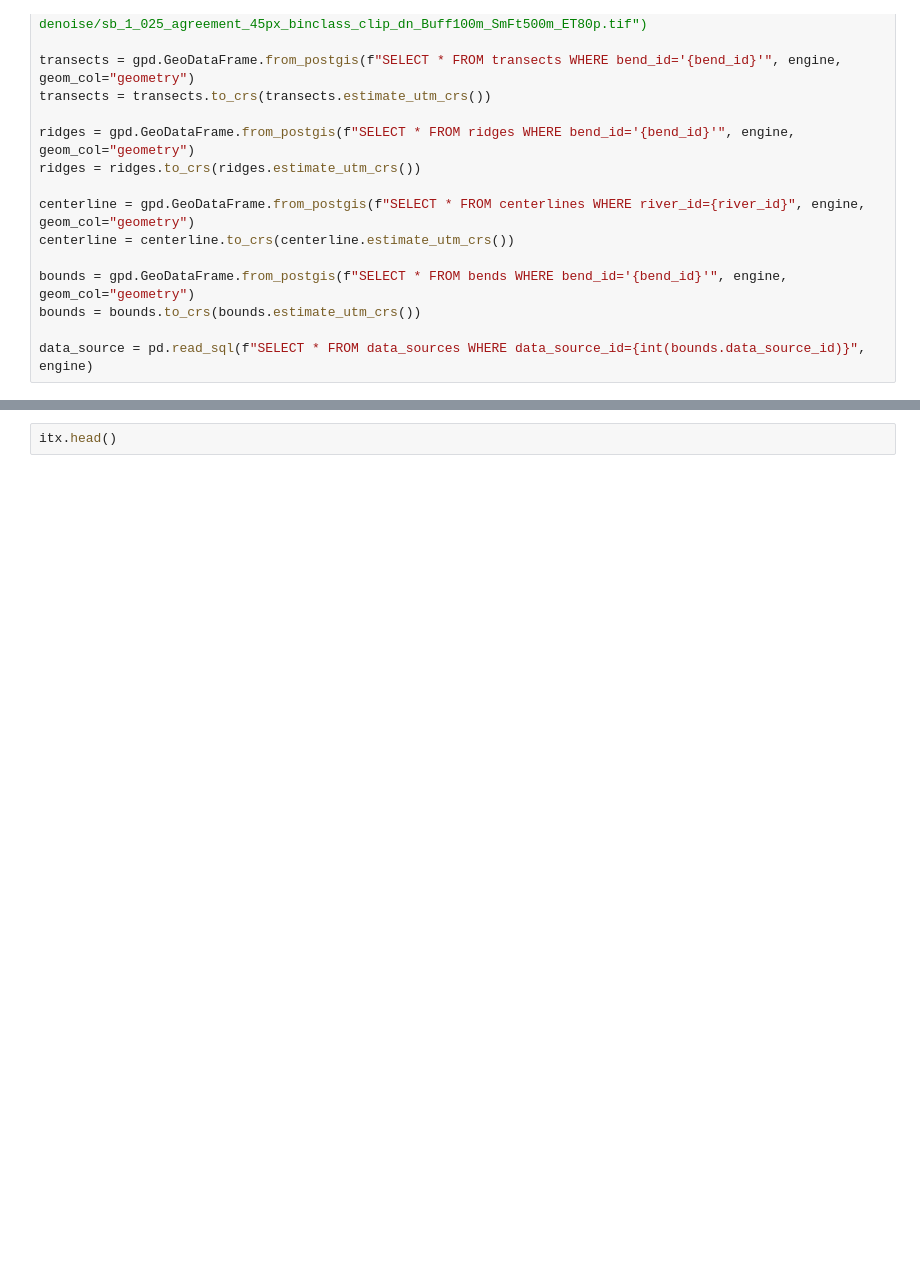
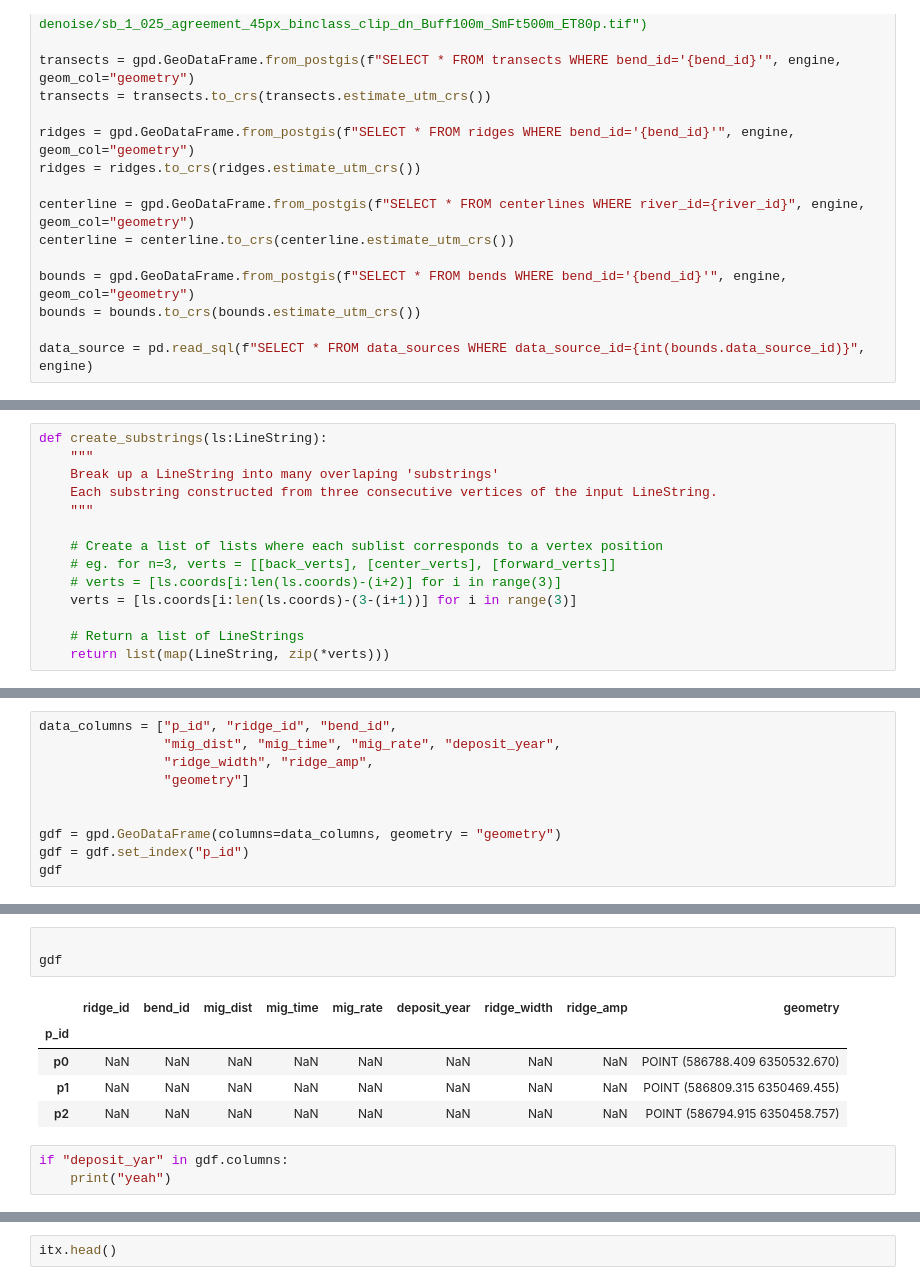
Before and after one commit to tamu-edu/scrollstats, a Jupyter notebook: MigrationRateFigure.ipynb, the cells around one changed output, grey strips where cells are left out. Saved outputs shown, nothing was run; the diff lists cells and outputs as text; blank space fills up the shorter version.

```diff
--- a/MigrationRateFigure.ipynb
+++ b/MigrationRateFigure.ipynb
@@ -33,0 +62,14 @@ data_source = pd.read_sql(f"SELECT * FROM data_sources WHERE data_source_id={int
+# %%
+def create_substrings(ls:LineString):
+    """
+    Break up a LineString into many overlaping 'substrings'
+    Each substring constructed from three consecutive vertices of the input LineString.
+    """
+
+    # Create a list of lists where each sublist corresponds to a vertex position
+    # eg. for n=3, verts = [[back_verts], [center_verts], [forward_verts]]
+    # verts = [ls.coords[i:len(ls.coords)-(i+2)] for i in range(3)]
+    verts = [ls.coords[i:len(ls.coords)-(3-(i+1))] for i in range(3)]
+
+    # Return a list of LineStrings
+    return list(map(LineString, zip(*verts)))
@@ -33,0 +94,10 @@ data_source = pd.read_sql(f"SELECT * FROM data_sources WHERE data_source_id={int
+# %%
+data_columns = ["p_id", "ridge_id", "bend_id",
+                "mig_dist", "mig_time", "mig_rate", "deposit_year",
+                "ridge_width", "ridge_amp",
+                "geometry"]
+
+
+gdf = gpd.GeoDataFrame(columns=data_columns, geometry = "geometry")
+gdf = gdf.set_index("p_id")
+gdf
@@ -33,0 +118,12 @@ data_source = pd.read_sql(f"SELECT * FROM data_sources WHERE data_source_id={int
+# %%
+
+gdf
+# %% [output]
+|  | ridge_id | bend_id | mig_dist | mig_time | mig_rate | deposit_year | ridge_width | ridge_amp | geometry |
+| p_id |  |  |  |  |  |  |  |  |  |
+| p0 | NaN | NaN | NaN | NaN | NaN | NaN | NaN | NaN | POINT (586788.409 6350532.670) |
+| p1 | NaN | NaN | NaN | NaN | NaN | NaN | NaN | NaN | POINT (586809.315 6350469.455) |
+| p2 | NaN | NaN | NaN | NaN | NaN | NaN | NaN | NaN | POINT (586794.915 6350458.757) |
+# %%
+if "deposit_yar" in gdf.columns:
+    print("yeah")
```
Also changed, not shown: parts of 37 cells of this notebook, 1 other file.
